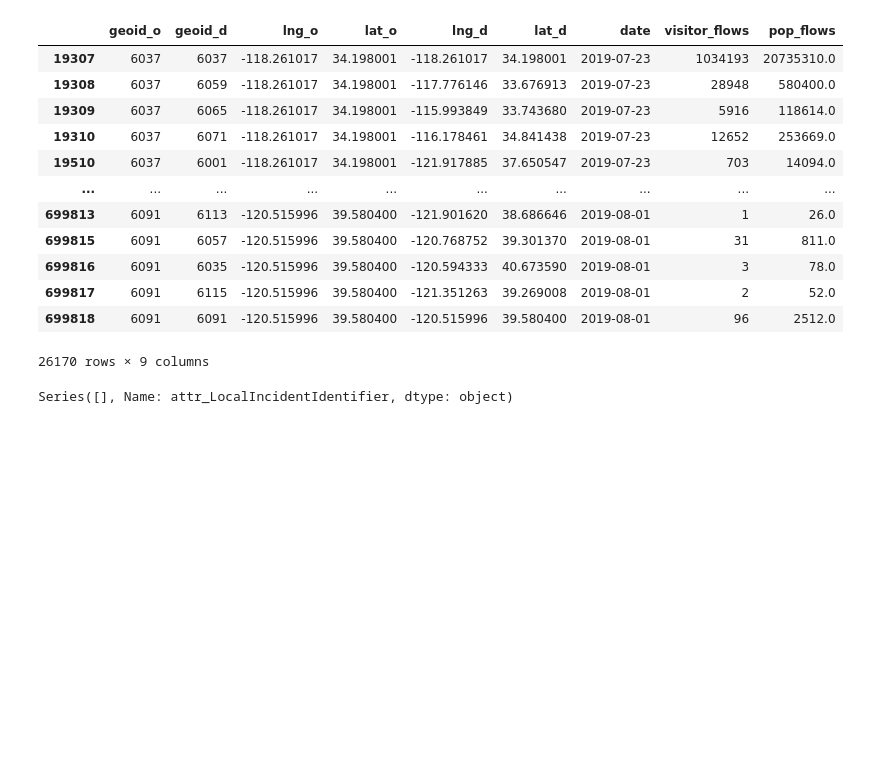
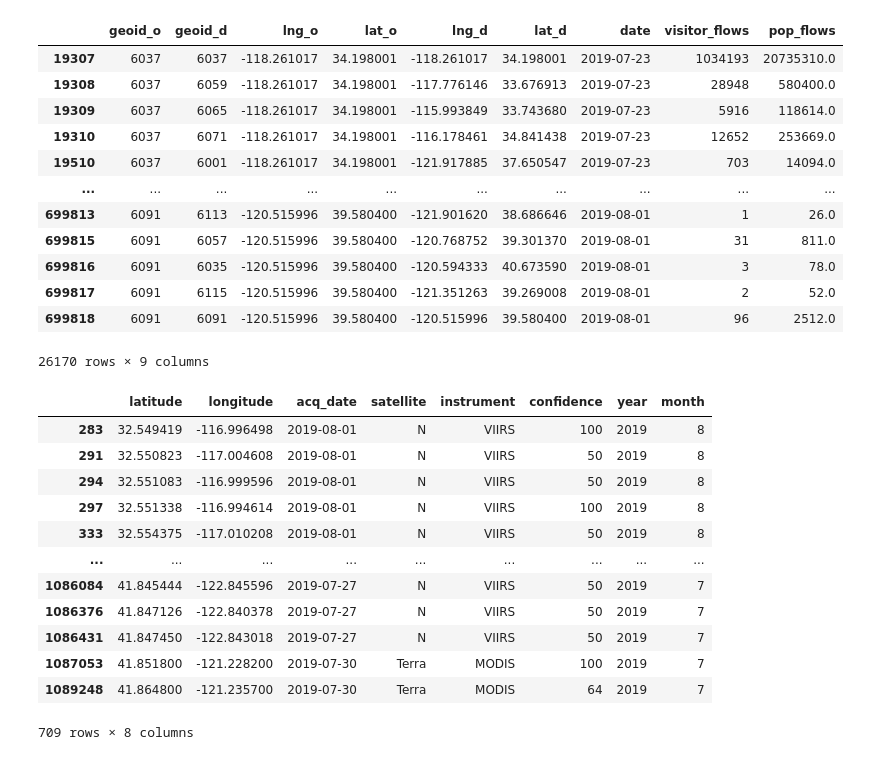
Before and after one commit to 4Freye/wildfires, a Jupyter notebook: fire_location.ipynb, the cells around one changed output. Drawn from its saved outputs; the diff is of its cells as text; code cells hidden in the pictures; blank space fills up the shorter version.

```diff
--- a/fire_location.ipynb
+++ b/fire_location.ipynb
@@ -4,5 +7,5 @@ import matplotlib.pyplot as plt
 # %%
-df_fire = pd.read_csv('data/WFIGS_Interagency_Fire_Perimeters.csv')
+df_fire = pd.read_csv('data/ca_daily_fire_2000_03252022.csv')
 df_travel = pd.read_csv('data/california_jul_2019.csv', index_col=0)
 # %%
 df_travel
@@ -20,9 +23,22 @@ df_travel
 | 699817 | 6091 | 6115 | -120.515996 | 39.580400 | -121.351263 | 39.269008 | 2019-08-01 | 2 | 52.0 |
 | 699818 | 6091 | 6091 | -120.515996 | 39.580400 | -120.515996 | 39.580400 | 2019-08-01 | 96 | 2512.0 |
 26170 rows × 9 columns
-# %%
-df_fire.dropna(inplace=True)
+# %%
+df_fire = df_fire[df_fire['acq_date']>= '2019-07-23']
+df_fire = df_fire[df_fire['acq_date']<= '2019-08-01']
 # %%
-df_fire.attr_LocalIncidentIdentifier
+df_fire
 # %% [output]
+|  | latitude | longitude | acq_date | satellite | instrument | confidence | year | month |
+| 283 | 32.549419 | -116.996498 | 2019-08-01 | N | VIIRS | 100 | 2019 | 8 |
+| 291 | 32.550823 | -117.004608 | 2019-08-01 | N | VIIRS | 50 | 2019 | 8 |
+| 294 | 32.551083 | -116.999596 | 2019-08-01 | N | VIIRS | 50 | 2019 | 8 |
+| 297 | 32.551338 | -116.994614 | 2019-08-01 | N | VIIRS | 100 | 2019 | 8 |
+| 333 | 32.554375 | -117.010208 | 2019-08-01 | N | VIIRS | 50 | 2019 | 8 |
+| ... | ... | ... | ... | ... | ... | ... | ... | ... |
+| 1086084 | 41.845444 | -122.845596 | 2019-07-27 | N | VIIRS | 50 | 2019 | 7 |
+| 1086376 | 41.847126 | -122.840378 | 2019-07-27 | N | VIIRS | 50 | 2019 | 7 |
+| 1086431 | 41.847450 | -122.843018 | 2019-07-27 | N | VIIRS | 50 | 2019 | 7 |
+| 1087053 | 41.851800 | -121.228200 | 2019-07-30 | Terra | MODIS | 100 | 2019 | 7 |
+| 1089248 | 41.864800 | -121.235700 | 2019-07-30 | Terra | MODIS | 64 | 2019 | 7 |
-Series([], Name: attr_LocalIncidentIdentifier, dtype: object)
+709 rows × 8 columns
```
Also changed, not shown: parts of 5 cells of this notebook, 4 other files.
